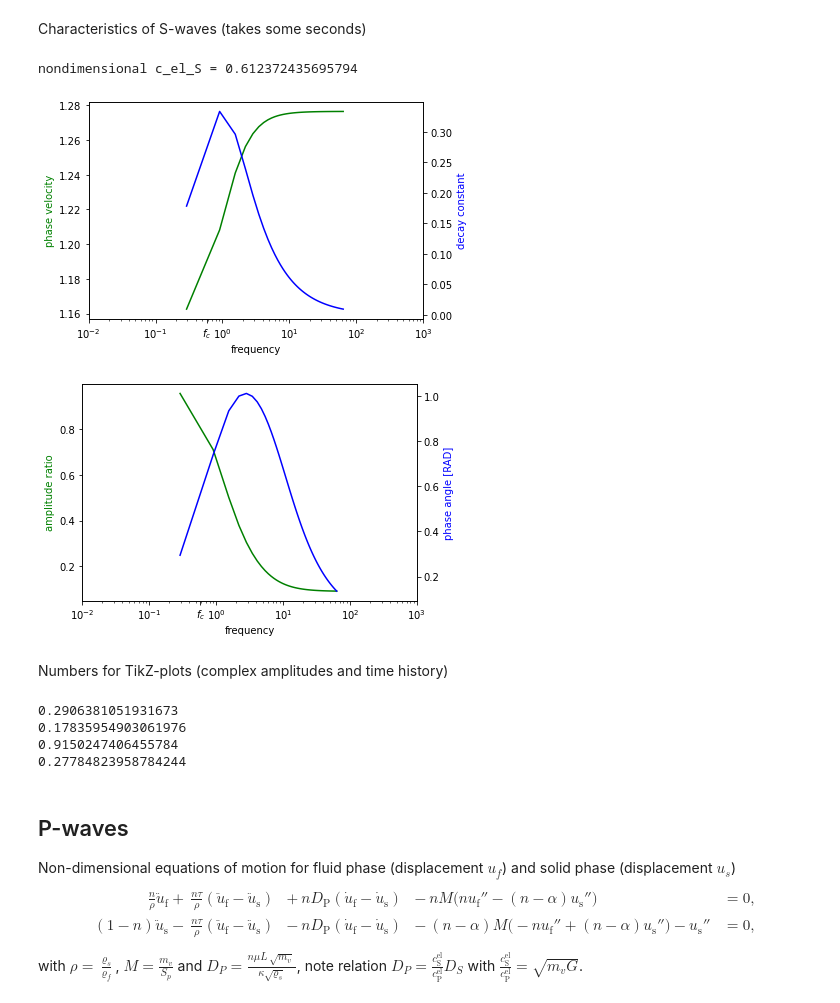
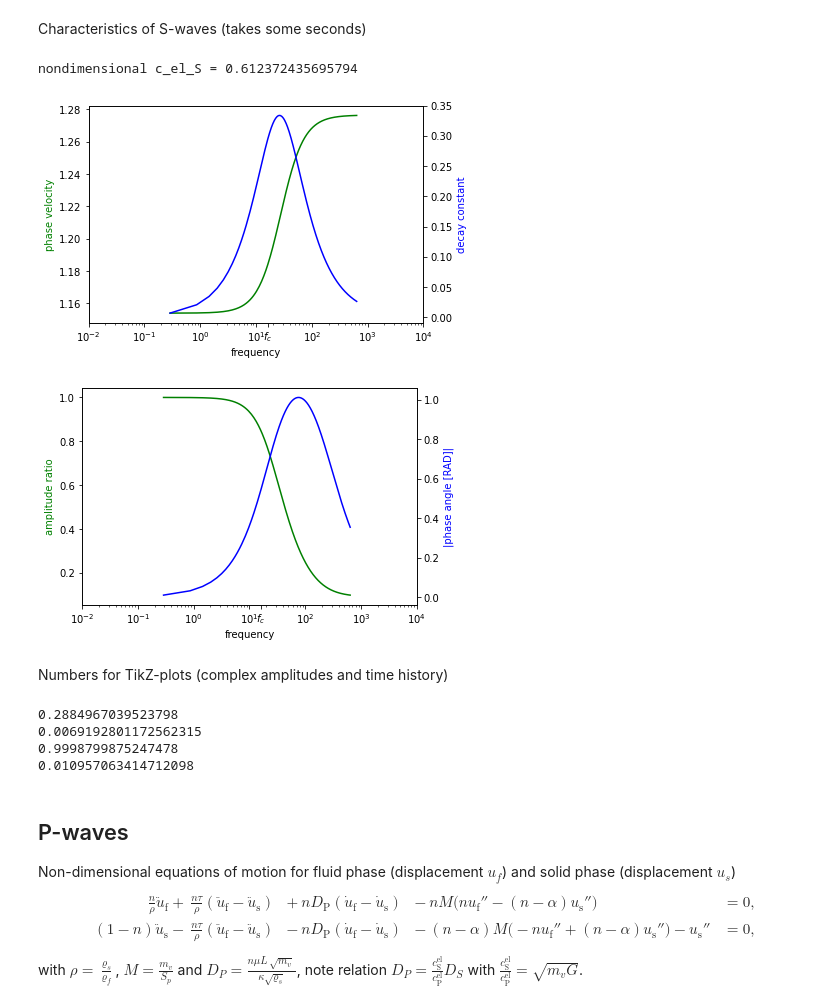
Before and after one commit to nagelt/soil_dynamics, a Jupyter notebook: extra_biot_oscillations.ipynb, the cells around one changed output. Drawn from its saved outputs; the diff is of its cells as text; code cells hidden in the pictures.

```diff
--- a/extra_biot_oscillations.ipynb
+++ b/extra_biot_oscillations.ipynb
@@ -60,7 +60,7 @@ G_num = (1/m_v_num)*(1-2*nu_num)/(2*(1-nu_num))   # shear modulus
 # %% [markdown]
 Bar length, plausible values are some meters
 # %%
-L_num = 4
+L_num = 11    # influences eigenfrequency range, set to center it around f_crit
 # %% [markdown]
 Weight function integrals $I_{ij} = \int_0^1 \tilde{w}_i(x)\tilde{w}_j(x)\,\text{d}x$ as they occur in Galerkin's method.
 # %%
@@ -345,7 +345,7 @@ For the proof, we refer to this characteristic polynomial (S-waves) as a special
 # %% [markdown]
 Characteristics of S-waves (takes some seconds)
 # %%
-Nk = 100
+Nk = 1000
 d = np.zeros(Nk)   # decay constant
 c = np.zeros(Nk)   # phase velocity approximation
 f = np.zeros(Nk)   # frequency
@@ -389,29 +389,29 @@ for k_num in range(Nk):
 # %%
 print("nondimensional c_el_S = {}".format(c_el_S_num/c_el_P_num))
 
 fig1, ax1 = plt.subplots()
 ax2 = ax1.twinx()
 ax1.semilogx(f, c, 'g')
 ax2.semilogx(f, np.abs(d)/f, 'b')
 ax1.set_xlabel('frequency');
 ax1.set_xticks(list(ax1.get_xticks()) + [f_critical_num], list(ax1.get_xticklabels()) + ['$f_c$'])   # with extra tick
 ax1.set_ylabel('phase velocity', color='g');
 ax2.set_ylabel('decay constant', color='b');
 #tikzplotlib.save("s_wave_eigenvalue.tex", axis_height = '\\figH', axis_width = '\\figW')
 
 fig2, ax3 = plt.subplots()
 ax4 = ax3.twinx()
 ax3.semilogx(f, AR, 'g')
 ax4.semilogx(f, phi, 'b')
 ax3.set_xlabel('frequency');
 ax3.set_xticks(list(ax3.get_xticks()) + [f_critical_num], list(ax3.get_xticklabels()) + ['$f_c$'])   # with extra tick
 ax3.set_ylabel('amplitude ratio', color='g');
-ax4.set_ylabel('phase angle [RAD]', color='b');
+ax4.set_ylabel('|phase angle [RAD]|', color='b');
 #tikzplotlib.save("s_wave_eigenvector.tex", axis_height = '\\figH', axis_width = '\\figW')
 # %% [output]
 nondimensional c_el_S = 0.612372435695794
-[figure, old version]
+[figure, new version]
-[figure, old version]
+[figure, new version]
 # %% [markdown]
 Numbers for TikZ-plots (complex amplitudes and time history)
 # %%
@@ -421,10 +421,10 @@ print(-d[k_num]/f[k_num])   # delta, with time axis scaled to period
 print(AR[k_num]*np.cos(phi[k_num])) # u_fluid, real part, with u_solid = 1
 print(AR[k_num]*np.sin(phi[k_num])) # u_fluid, imaginary part, with u_solid = 1
 # %% [output]
-0.2906381051931673
-0.17835954903061976
-0.9150247406455784
-0.27784823958784244
+0.2884967039523798
+0.0069192801172562315
+0.9998799875247478
+0.010957063414712098
 # %% [markdown]
 ## P-waves
 Non-dimensional equations of motion for fluid phase (displacement $u_f$) and solid phase (displacement $u_s$)
```
Also changed, not shown: parts of 26 cells of this notebook.
